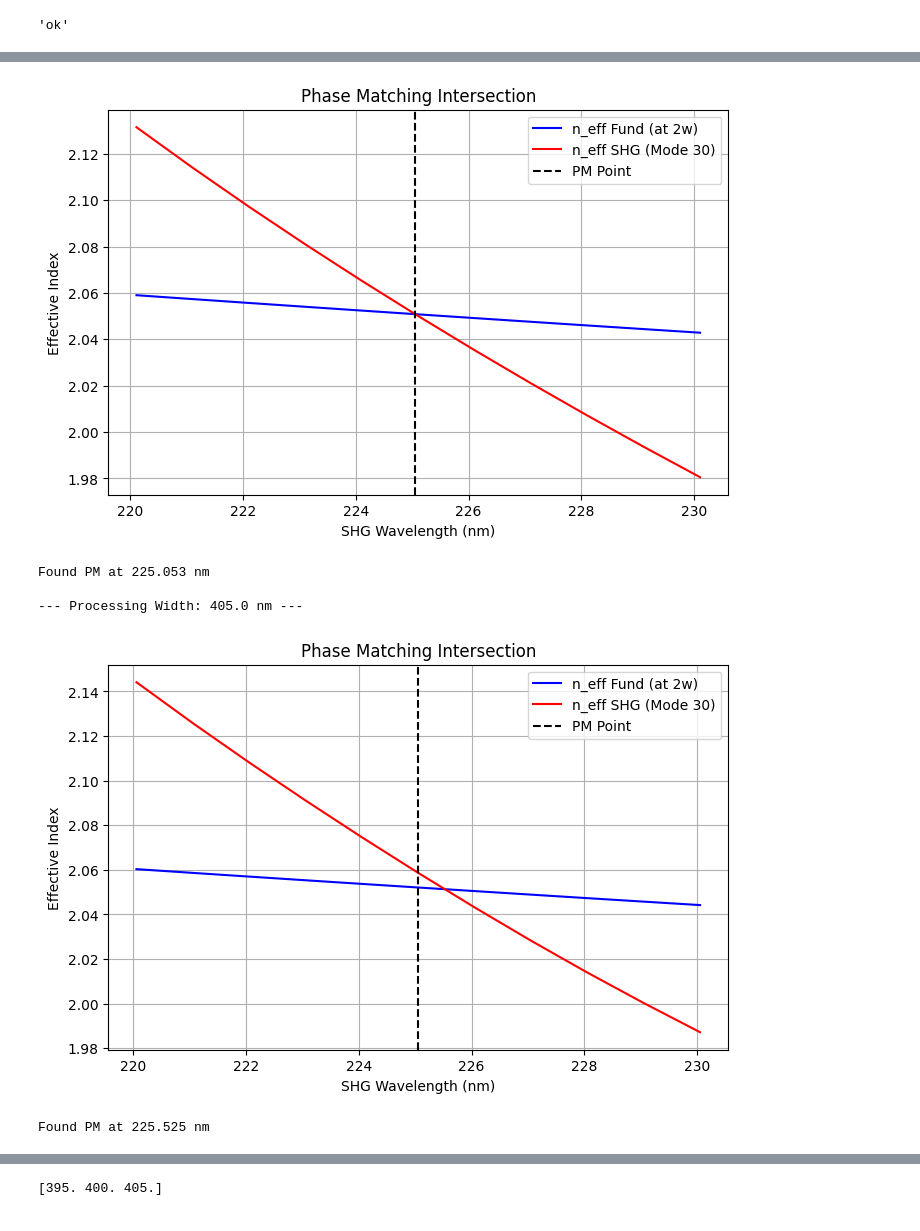
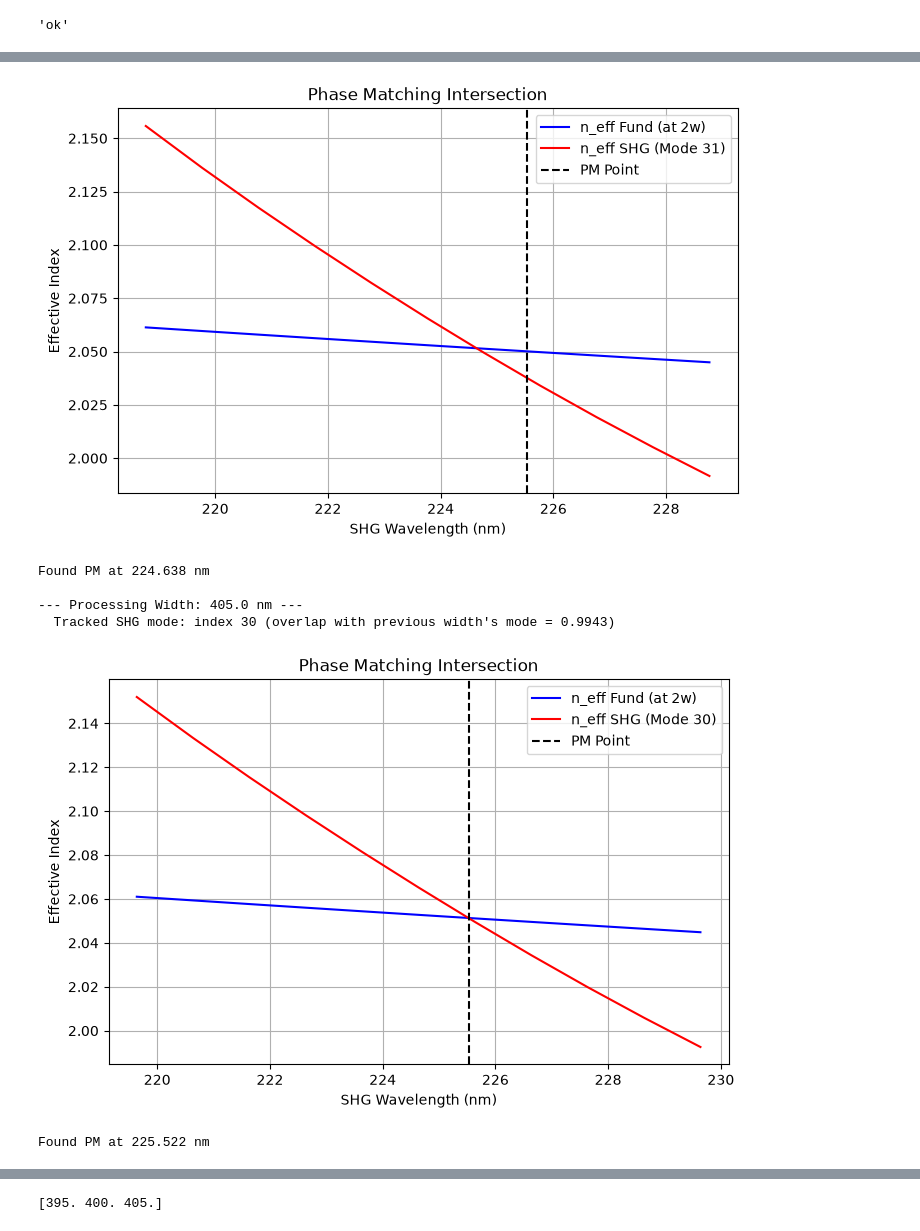
Before and after one commit to uviquityBF/eMode_scripts, a Jupyter notebook: AlN_2D_4_sweep.ipynb, the cells around one changed output, grey strips where cells are left out. Drawn from its saved outputs; the diff is of its cells as text; code cells hidden in the pictures.

```diff
--- a/AlN_2D_4_sweep.ipynb
+++ b/AlN_2D_4_sweep.ipynb
@@ -45,8 +142,8 @@ if doplots: em.plot()
 wav_nm = np.arange(448, 462, 2)
 
 data = em.sweep(key = 'wavelength', values = wav_nm,
-    result = ['effective_index','mode_order'])
-em.save(simulation_name='example_AlN_waveguide_sweep1.eph')  # Save the simulation state to a fileem.save(simulation_name='example_AlN_waveguide_copy.eph')  # Save the simulation state to a file
+    result = ['effective_index'])  # 'mode_order' removed: crashes EMode backend on this sweep and isn't used downstream
+em.call("EM_save", simulation_name='example_AlN_waveguide_sweep1.eph')  # em.save() is shadowed by the em.save bool attribute set in __init__; call() bypasses that
 # %% [output]
 'ok'
 # %%
@@ -63,8 +160,8 @@ if doplots: em.plot()
 wav2_nm = wav_nm/2
 data2 = em.sweep(key = 'wavelength',                        #which parameter to sweep
                  values = wav2_nm,                          #values to sweep over
-                 result = ['effective_index','mode_order']) #which results to return for each sweep step
-em.save(simulation_name='example_AlN_waveguide_sweep1.eph')  # Save the simulation state to a fileem.save(simulation_name='example_AlN_waveguide_copy.eph')  # Save the simulation state to a file
+                 result = ['effective_index']) #which results to return for each sweep step; 'mode_order' removed, see fundamental sweep cell above
+em.call("EM_save", simulation_name='example_AlN_waveguide_sweep1.eph')  # em.save() is shadowed by the em.save bool attribute set in __init__; call() bypasses that
 # %% [output]
 'ok'
 # %%
@@ -90,17 +187,26 @@ if np.sign(delta_n[0]) != np.sign(delta_n[-1]):
     # Note: wav2_nm must be increasing for np.interp
     pm_wl_shg = np.interp(0, delta_n, wav2_nm)
     print(f"Success! Phase Match at SHG WL: {pm_wl_shg:.3f} nm")
+
+    # Slope of each dispersion curve (n_eff vs wavelength) right at the crossing point.
+    # np.gradient gives the local slope at every sampled wavelength; interpolate that
+    # slope curve to the exact (non-sampled) crossing wavelength found above.
+    slope_fund = np.interp(pm_wl_shg, wav2_nm, np.gradient(neff_fund, wav2_nm))
+    slope_shg = np.interp(pm_wl_shg, wav2_nm, np.gradient(neff_shg, wav2_nm))
 else:
     # If no crossing, tell us which direction to move the window
     direction = "increase" if delta_n[0] > 0 else "decrease"
     print(f"No crossing found. Try to {direction} your wavelength range.")
     pm_wl_shg = [];
+    slope_fund = slope_shg = np.nan
 
 
 print(f"\n--- Phase Matching Results ---")
 print(f"Target SHG Mode Index: {target_sh_idx}")
 print(f"SHG Phase Match WL:    {pm_wl_shg:.3f} nm")
 print(f"Fundamental Match WL:  {pm_wl_shg * 2:.3f} nm")
+print(f"d(n_eff)/d(WL) at crossing - Fundamental mode: {slope_fund:.6e} per nm")
+print(f"d(n_eff)/d(WL) at crossing - SHG mode {target_sh_idx}:      {slope_shg:.6e} per nm")
 
 # 5. Quick Plot to verify the crossing
 plt.figure(figsize=(8, 5))
@@ -124,12 +232,22 @@ Fundamental Match WL:  450.106 nm
 # %%
-## --- 2D Design Loop: Width Sweep ---
+## --- 2D Design Loop: Width Sweep (with mode tracking across widths) ---
 widths = np.arange(w_core-5, w_core+6, 5)# Sweep width from 340nm to 460nm
 pm_results = []
-target_sh_idx = 30  # Start with your known TM04 index
+tracked_mode_indices = []  # which mode index turned out to be "the" SHG mode at each width
+tracked_overlaps = []      # overlap with the previous width's mode, for sanity-checking the track
+Nmodes_shg = 35
 
 # Define a narrow sweep range (e.g., +/- 5nm around a center)
 # You can update this 'center' based on the previous result to track the PM point
 current_pm_center = pm_wl_shg
+
+# --- Establish the initial reference SHG mode at the starting (current) width/geometry ---
+# This reuses the mode index (target_sh_idx) you already confirmed above via the crossing analysis.
+ref_label = 'shg_ref_init'
+em.settings(wavelength=current_pm_center, num_modes=Nmodes_shg, x_resolution=dx/2, y_resolution=dy/2, max_effective_index=2.6)
+em.FDM()
+em.label_profile(name=ref_label)
+ref_mode_idx = target_sh_idx
 
 for w in widths:
     print(f"\n--- Processing Width: {w} nm ---")
@@ -142,17 +260,40 @@ for w in widths:
     wav2_nm = np.linspace(current_pm_center - 5, current_pm_center + 5, 11)
     wav_fund = wav2_nm * 2
 
-    # 3. Run Fundamental Sweep
+    # 3. Re-identify the SHG mode at this width by spatial-overlap comparison to the
+    #    previous width's mode, instead of assuming the mode index stays fixed. Mode
+    #    ordering (by effective index) can reorder as geometry changes, so a fixed
+    #    index like 30 may silently point at a different physical mode from width to width.
+    em.settings(wavelength=wav2_nm[len(wav2_nm) // 2], num_modes=Nmodes_shg,
+                x_resolution=dx/2, y_resolution=dy/2, max_effective_index=2.6)
+    em.FDM()
+    new_label = f'shg_w{w:.0f}'
+    em.label_profile(name=new_label)
+
+    overlaps = [abs(em.overlap(label_a=ref_label, mode_a=ref_mode_idx, label_b=new_label, mode_b=m))
+                for m in range(Nmodes_shg)]
+    target_sh_idx = int(np.argmax(overlaps))
+    best_overlap = overlaps[target_sh_idx]
+    tracked_mode_indices.append(target_sh_idx)
+    tracked_overlaps.append(best_overlap)
+    print(f"  Tracked SHG mode: index {target_sh_idx} (overlap with previous width's mode = {best_overlap:.4f})")
+    if best_overlap < 0.8:
+        print(f"  WARNING: low overlap ({best_overlap:.3f}) - mode may have mixed/crossed at this width; verify by plotting.")
+
+    # Walk the reference forward: this width's identified mode becomes the reference for the next width
+    ref_label, ref_mode_idx = new_label, target_sh_idx
+
+    # 4. Run Fundamental Sweep
     em.settings(wavelength=wav_fund[0], num_modes=2,  x_resolution=dx, y_resolution=dy)
     data = em.sweep(key='wavelength', values=wav_fund, result=['effective_index'])
     neff_fund = np.array(data['effective_index'])[:, 0]
 
-    # 4. Run SHG Sweep
-    em.settings(wavelength=wav2_nm[0], num_modes=35, x_resolution=dx/2, y_resolution=dy/2, max_effective_index=2.6)
+    # 5. Run SHG Sweep (using the tracked mode index for this width)
+    em.settings(wavelength=wav2_nm[0], num_modes=Nmodes_shg, x_resolution=dx/2, y_resolution=dy/2, max_effective_index=2.6)
     data2 = em.sweep(key='wavelength', values=wav2_nm, result=['effective_index'])
     neff_shg = np.array(data2['effective_index'])[:, target_sh_idx]
 
-    # 5.
+    # 6.
     plt.figure(figsize=(8, 5))
     plt.plot(wav2_nm, neff_fund, 'b-', label='n_eff Fund (at 2w)')
     plt.plot(wav2_nm, neff_shg, 'r-', label=f'n_eff SHG (Mode {target_sh_idx})')
@@ -164,7 +305,7 @@ for w in widths:
     plt.grid(True)
     plt.show()
 
-    # 6. Find Intersection (Your combined logic)
+    # 7. Find Intersection (Your combined logic)
     delta_n = neff_fund - neff_shg
     if np.sign(delta_n[0]) != np.sign(delta_n[-1]):
         res_wl = np.interp(0, delta_n, wav2_nm)
@@ -183,5 +324,10 @@ plt.ylabel('SHG Phase Match Wavelength (nm)')
 plt.title('Tuning Curve: Width vs. Phase Matching')
 plt.grid(True)
 plt.show()
+
+## --- Sanity check: did the tracked mode index/overlap stay stable across widths? ---
+print("\nWidth (nm) | Tracked Mode Index | Overlap with previous width")
+for w, idx, ov in zip(widths, tracked_mode_indices, tracked_overlaps):
+    print(f"{w:<11.0f}| {idx:<20}| {ov:.4f}")
 # %% [output]
 --- Processing Width: 395.0 nm ---
@@ -192,6 +342,7 @@ Found PM at 225.107 nm
-[figure, old version]
+[figure, new version]
-Found PM at 225.053 nm
+Found PM at 224.638 nm
 
 --- Processing Width: 405.0 nm ---
+  Tracked SHG mode: index 30 (overlap with previous width's mode = 0.9943)
-[figure, old version]
+[figure, new version]
-Found PM at 225.525 nm
+Found PM at 225.522 nm
```
Also changed, not shown: parts of 7 cells of this notebook, 8 other files.
